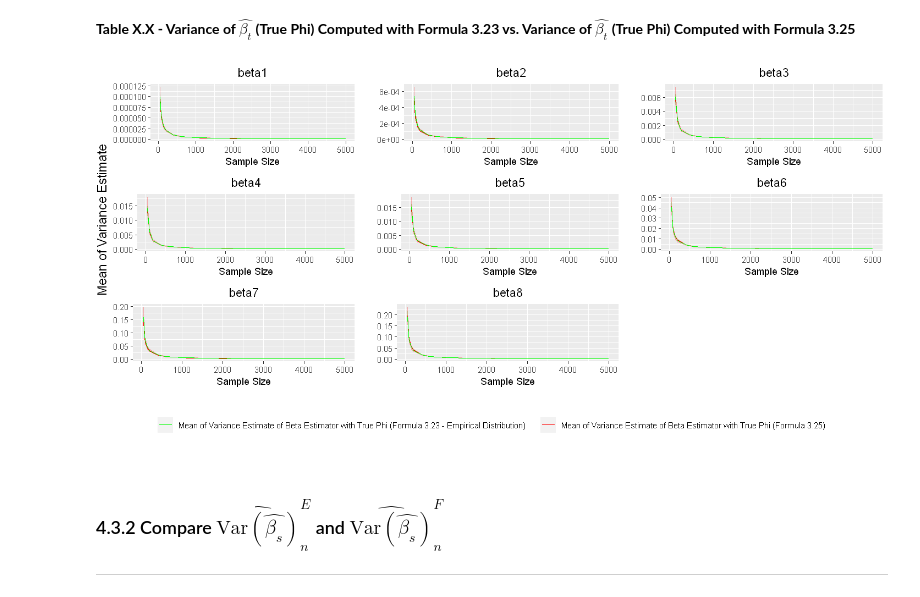
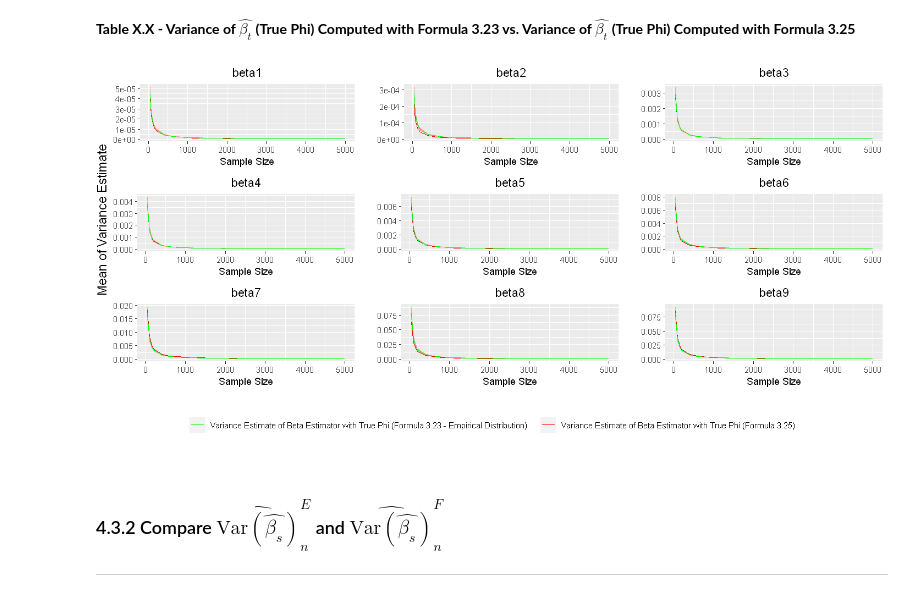
Before and after one commit to manuhuth/PCR-Parameter-Variance-Analysis, a Jupyter notebook: Notebooks/6Simulation.ipynb, the cells around one changed output. Cells and saved outputs as stored; diff of their text form; code cells hidden in the pictures.

```diff
--- a/Notebooks/6Simulation.ipynb
+++ b/Notebooks/6Simulation.ipynb
@@ -147,12 +147,12 @@ numb_it <- 400 #define number of iterations to compute the mean of the variances
 #use the lapply function to create the variances for each coefficient and sample size. Since this takes around one day, I chose to pre-simulate the dataand load it.
 #variance_analysis_results <- lapply(sample_size, coef_var_analysis, population = population_Y, true_phi = phi, M = M, transform = trans, iterations = numb_it, numb_iterations = numb_it)
 
-load("SimData/results.Rda") #load the stored results from the folder 'SimData'
+load("SimData/var.Rda") #load the stored results from the folder 'SimData'
 confidence <- 0.95 #set level of confidence for the confidence bands
 type_CI <- 'quantile' #either 'mean' or 'empirical'
 line <- 'mean' #either 'mean' or 'empirical'
 #use the lapply function to prepare all the plots. computes means and confidence intervals of the means of the variances for all coefficients and all sample sizes
-variance_plots_data_CI <- lapply(c(1:(length(variance_analysis_results[[1]]))), prepare_variances_plots_CI, list_variances = variance_analysis_results,
+variance_plots_data_CI <- lapply(c(1:M), prepare_variances_plots_CI, list_variances = variance_analysis_results,
                                             sample_size = sample_size, confidence = confidence, type_CI = type_CI, line = line, numb_it = numb_it)
 # %% [markdown]
 The following cell allows the user to adjust the plots to her taste.
@@ -175,12 +175,12 @@ I plot the variances and the quantiles, even though the latter cannot be seen si
 # %%
 options(repr.plot.width=12, repr.plot.height=6) #adjust plot size
 plots_variance_CI(variance_plots_data = variance_plots_data_CI, first_method = 'beta_theo_formula', second_method = 'beta_theo',
                   colour_1 = col_theo_formula, colour_2 = col_theo, xlab_string = xlab, ylab_string = ylab,
-                  legend_df1 = 'Mean of Variance Estimate of Beta Estimator with True Phi (Formula 3.25)',
-                  legend_df2 = 'Mean of Variance Estimate of Beta Estimator with True Phi (Formula 3.23 - Empirical Distribution)',
+                  legend_df1 = 'Variance Estimate of Beta Estimator with True Phi (Formula 3.25)',
+                  legend_df2 = 'Variance Estimate of Beta Estimator with True Phi (Formula 3.23 - Empirical Distribution)',
                   numb_columns = numb_columns, sample_size = sample_size, subtitle = 'beta')
 # %% [output]
-[figure, old version]
+[figure, new version]
 # %% [markdown]
 ### 4.3.2 Compare $\widehat{\text{Var}(\hat{\beta_s})}^E_{n}$ and $\widehat{\text{Var}(\hat{\beta_s})}^F_{n}$
 ---
```
Also changed, not shown: parts of 10 cells of this notebook, 2 other files.
